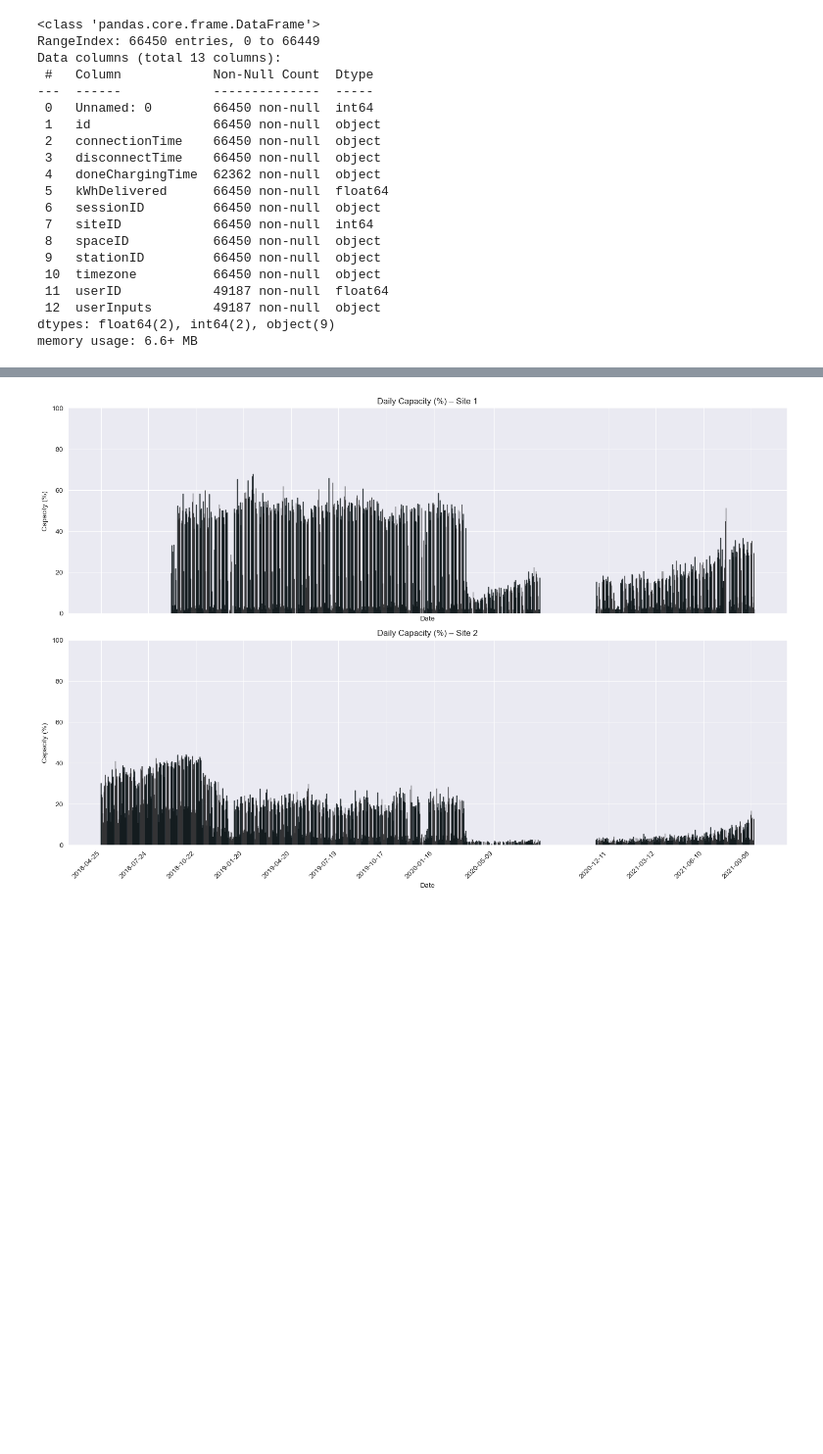
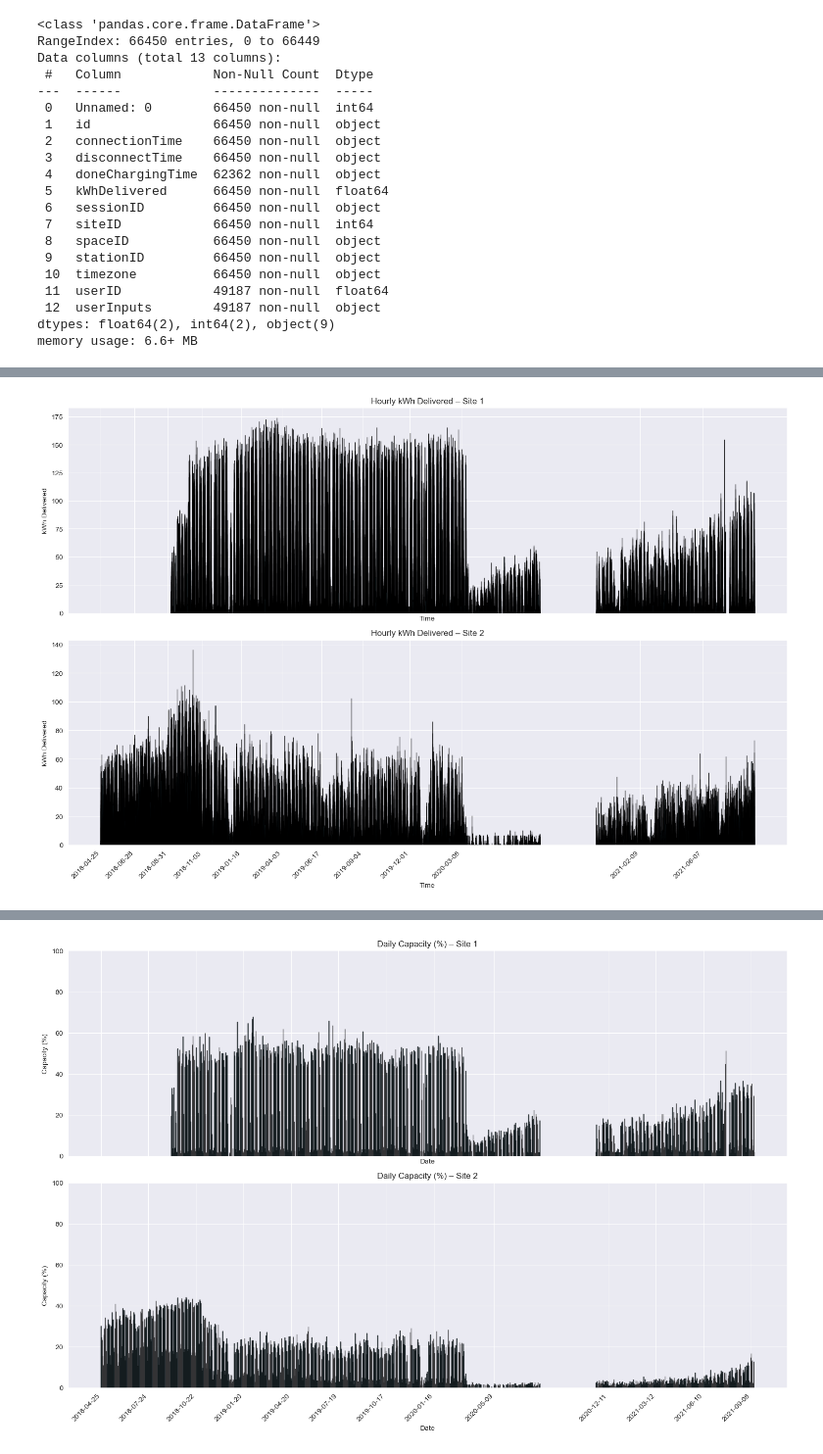
Before and after one commit to dfd0430/wiso, a Jupyter notebook: main.ipynb, the cells around one changed output, grey strips where cells are left out. Shown at 98% size. Drawn from its saved outputs; the diff is of its cells as text; code cells hidden in the pictures; blank space fills up the shorter version.

```diff
--- a/main.ipynb
+++ b/main.ipynb
@@ -214,0 +124,70 @@ plt.show()
+# %%
+# calculate KPI 1 which is KWH per hour this is done by calculating the kwh for every session per hour and then putting that kwh in the corresponding hour buckets
+df = charging_sessions.copy()
+
+df['connectionTime'] = pd.to_datetime(df['connectionTime'], utc=True)
+df['disconnectTime'] = pd.to_datetime(df['disconnectTime'], utc=True)
+df['doneChargingTime'] = pd.to_datetime(df['doneChargingTime'], utc=True)
+
+df['energy_end_time'] = df['doneChargingTime'].fillna(df['disconnectTime'])
+df['start_time'] = df['connectionTime']
+
+rows = []
+
+for _, row in df.iterrows():
+    start = row['start_time']
+    end = row['energy_end_time']
+    site = row['siteID']
+    kwh_total = row['kWhDelivered']
+
+    total_duration_hours = (end - start).total_seconds() / 3600
+
+    if total_duration_hours > 0.001:
+        avg_power_kw = kwh_total / total_duration_hours
+
+        start_hour = start.floor('h')
+        end_hour = end.floor('h')
+        hours = pd.date_range(start=start_hour, end=end_hour, freq='h')
+
+        for hour in hours:
+            hour_start = hour
+            hour_end = hour + pd.Timedelta(hours=1)
+
+            overlap_seconds = (min(end, hour_end) - max(start, hour_start)).total_seconds()
+            overlap_hours = max(0, overlap_seconds / 3600)
+
+            if overlap_hours > 0:
+                kwh_chunk = avg_power_kw * overlap_hours
+                rows.append({'siteID': site, 'hour': hour, 'kWh_hourly': kwh_chunk})
+
+# aggregate to site
+usage_df = pd.DataFrame(rows)
+hourly_kwh = usage_df.groupby(['siteID', 'hour'])['kWh_hourly'].sum().reset_index()
+
+# Plotting
+site_ids = hourly_kwh['siteID'].unique()
+fig, axes = plt.subplots(len(site_ids), 1, figsize=(15, 5 * len(site_ids)), sharex=True)
+
+if len(site_ids) == 1:
+    axes = [axes]
+
+for ax, site_id in zip(axes, site_ids):
+    site_data = hourly_kwh.query('siteID == @site_id').sort_values('hour')
+
+    ax.bar(site_data['hour'], site_data['kWh_hourly'],
+           width=0.03, color='skyblue', edgecolor='black', alpha=0.8)
+
+    ax.set_title(f'Hourly kWh Delivered – Site {site_id}')
+    ax.set_xlabel('Time')
+    ax.set_ylabel('kWh Delivered')
+
+    if not site_data.empty:
+        tick_interval = max(len(site_data)//12, 1)
+        ax.set_xticks(site_data['hour'].iloc[::tick_interval])
+        ax.set_xticklabels([h.strftime('%Y-%m-%d') for h in site_data['hour'].iloc[::tick_interval]],
+                           rotation=45, ha='right')
+
+plt.tight_layout()
+plt.show()
+# %% [output]
+[figure, added]
```
Also changed, not shown: parts of 16 cells of this notebook.
